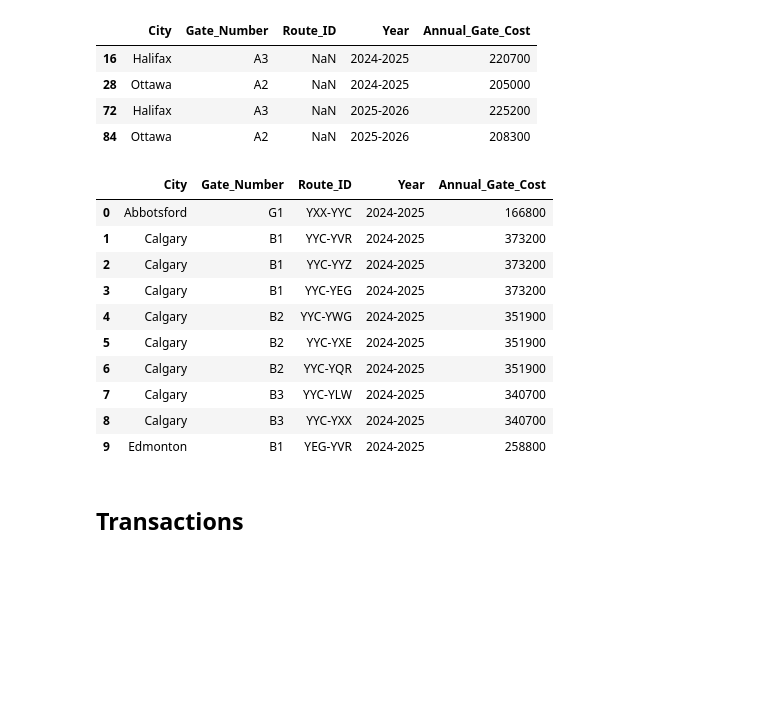
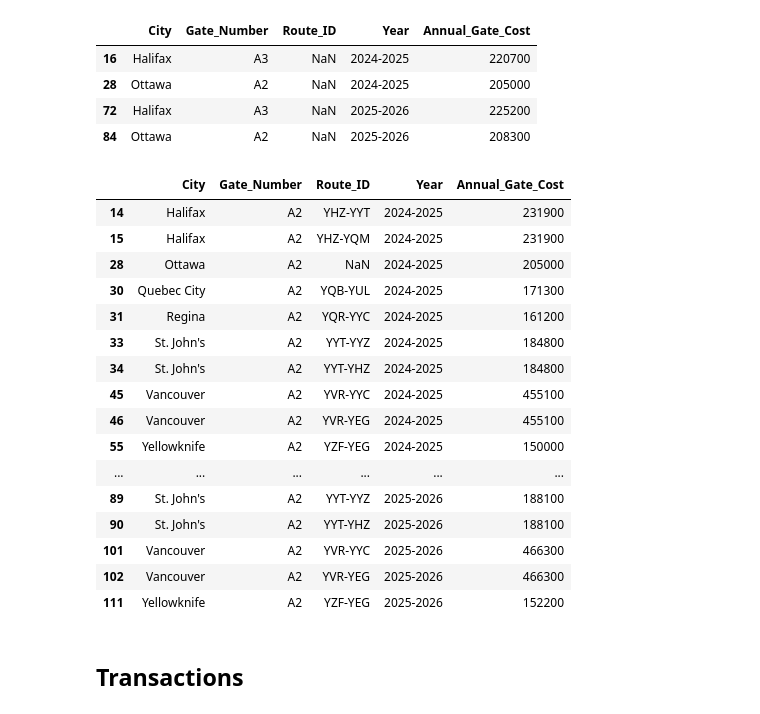
Before and after one commit to noahhynds/first-byte-2026, a Jupyter notebook: notebooks/01_clean_data.ipynb, the cells around one changed output. Drawn from its saved outputs; the diff is of its cells as text; code cells hidden in the pictures; blank space fills up the shorter version.

Commit message:
saving costs data

```diff
--- a/notebooks/01_clean_data.ipynb
+++ b/notebooks/01_clean_data.ipynb
@@ -139,20 +142,27 @@ dtype: int64
 
 # change Route_ID to UPPER-UPPER (FROM-TO)
 gates["Route_ID"] = (gates["Route_ID"].str.upper().str.replace("-", "", regex=False).str.replace(r"^([A-Z]{3})([A-Z]{3})$", r"\1-\2", regex=True))
-# %%
-gates.head(10)
-# %% [output]
-|  | City | Gate_Number | Route_ID | Year | Annual_Gate_Cost |
-| 0 | Abbotsford | G1 | YXX-YYC | 2024-2025 | 166800 |
-| 1 | Calgary | B1 | YYC-YVR | 2024-2025 | 373200 |
-| 2 | Calgary | B1 | YYC-YYZ | 2024-2025 | 373200 |
-| 3 | Calgary | B1 | YYC-YEG | 2024-2025 | 373200 |
-| 4 | Calgary | B2 | YYC-YWG | 2024-2025 | 351900 |
-| 5 | Calgary | B2 | YYC-YXE | 2024-2025 | 351900 |
-| 6 | Calgary | B2 | YYC-YQR | 2024-2025 | 351900 |
-| 7 | Calgary | B3 | YYC-YLW | 2024-2025 | 340700 |
-| 8 | Calgary | B3 | YYC-YXX | 2024-2025 | 340700 |
-| 9 | Edmonton | B1 | YEG-YVR | 2024-2025 | 258800 |
+# %%
+gates[gates["Gate_Number"] == "A3"]
+gates[gates["Gate_Number"] == "A2"]
+# %% [output]
+|  | City | Gate_Number | Route_ID | Year | Annual_Gate_Cost |
+| 14 | Halifax | A2 | YHZ-YYT | 2024-2025 | 231900 |
+| 15 | Halifax | A2 | YHZ-YQM | 2024-2025 | 231900 |
+| 28 | Ottawa | A2 | NaN | 2024-2025 | 205000 |
+| 30 | Quebec City | A2 | YQB-YUL | 2024-2025 | 171300 |
+| 31 | Regina | A2 | YQR-YYC | 2024-2025 | 161200 |
+| 33 | St. John's | A2 | YYT-YYZ | 2024-2025 | 184800 |
+| 34 | St. John's | A2 | YYT-YHZ | 2024-2025 | 184800 |
+| 45 | Vancouver | A2 | YVR-YYC | 2024-2025 | 455100 |
+| 46 | Vancouver | A2 | YVR-YEG | 2024-2025 | 455100 |
+| 55 | Yellowknife | A2 | YZF-YEG | 2024-2025 | 150000 |
+| ... | ... | ... | ... | ... | ... |
+| 89 | St. John's | A2 | YYT-YYZ | 2025-2026 | 188100 |
+| 90 | St. John's | A2 | YYT-YHZ | 2025-2026 | 188100 |
+| 101 | Vancouver | A2 | YVR-YYC | 2025-2026 | 466300 |
+| 102 | Vancouver | A2 | YVR-YEG | 2025-2026 | 466300 |
+| 111 | Yellowknife | A2 | YZF-YEG | 2025-2026 | 152200 |
 # %% [markdown]
 ## Transactions
 # %%
```
Also changed, not shown: parts of 3 cells of this notebook.
